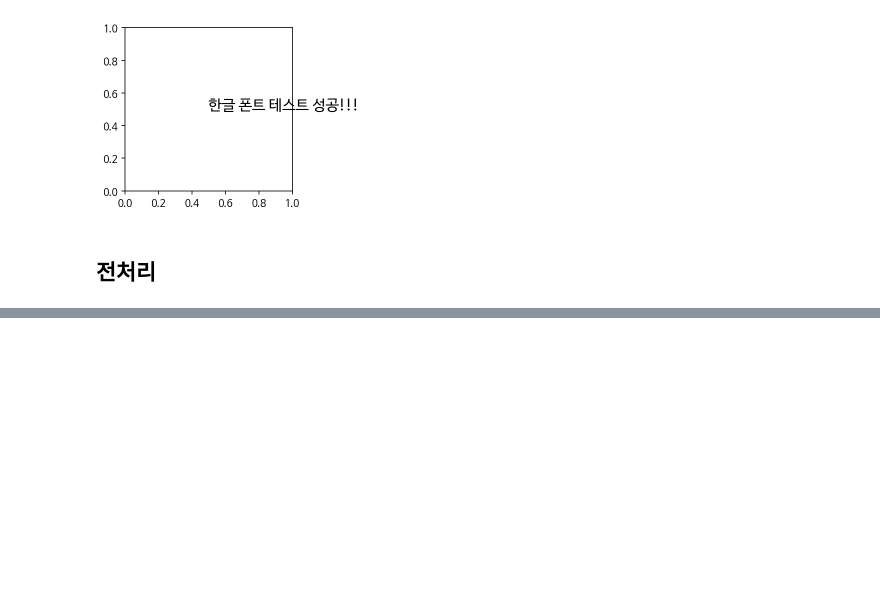
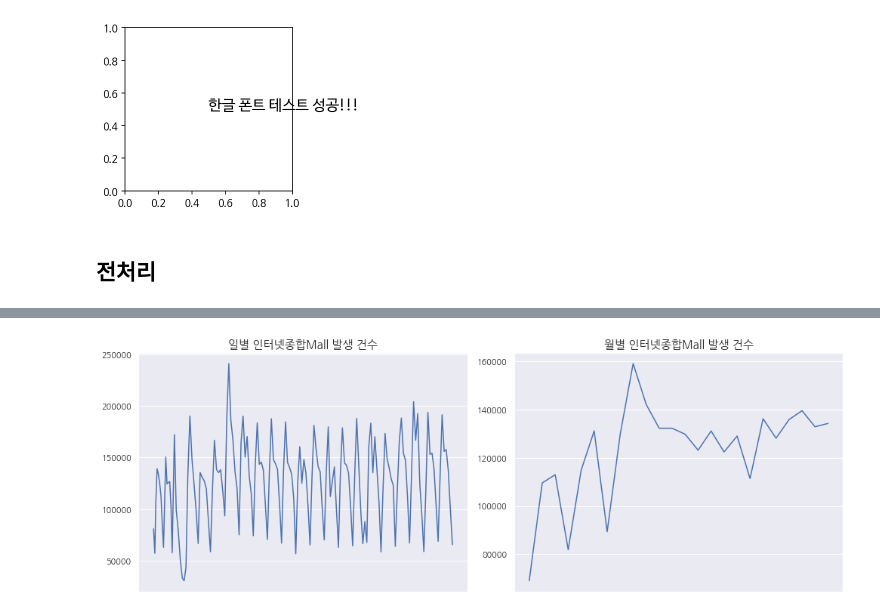
Before and after one commit to seonwoojh/Python_Tutorial, a Jupyter notebook: 코로나_데이터분석_연습.ipynb, the cells around one changed output, grey strips where cells are left out. Saved outputs shown, nothing was run; the diff lists cells and outputs as text; code cells hidden in the pictures; blank space fills up the shorter version.

```diff
--- a/코로나_데이터분석_연습.ipynb
+++ b/코로나_데이터분석_연습.ipynb
@@ -154,0 +106,6 @@ sns.countplot(data=양천구_8, x="업종 명", order=양천구_8["업종 명"].
+# %%
+import datetime as dt
+card_compare_week = card3.copy()
+card_compare_week["주"] = pd.to_datetime(card_compare["발생 건수"]).dt.week
+card_compare_week = card_compare.groupby(["업종 명","주"]).mean().reset_index()
+card_compare_week.head()
@@ -154,0 +119,4 @@ sns.countplot(data=양천구_8, x="업종 명", order=양천구_8["업종 명"].
+# %%
+card_compare2 = card3.copy()
+card_compare2["일"] = pd.to_datetime(card_compare["접수일자"]).dt.day
+card_compare2.groupby(["업종 명","일"]).mean().reset_index()
@@ -154,0 +137,12 @@ sns.countplot(data=양천구_8, x="업종 명", order=양천구_8["업종 명"].
+# %%
+fig, ax = plt.subplots(1,2,figsize=(14,5))
+
+ax[0].plot(card_compare2[card_compare2['업종 명'] == '인터넷종합Mall']['발생 건수'])
+ax[0].set_title("일별 인터넷종합Mall 발생 건수", fontsize=15)
+ax[0].set_xticks([])
+ax[1].plot(card_compare[card_compare_week['업종 명'] == '인터넷종합Mall']['발생 건수'])
+ax[1].set_title("월별 인터넷종합Mall 발생 건수", fontsize=15)
+ax[1].set_xticks([])
+plt.tight_layout()
+# %% [output]
+[figure, added]
```
Also changed, not shown: parts of 27 cells of this notebook.
